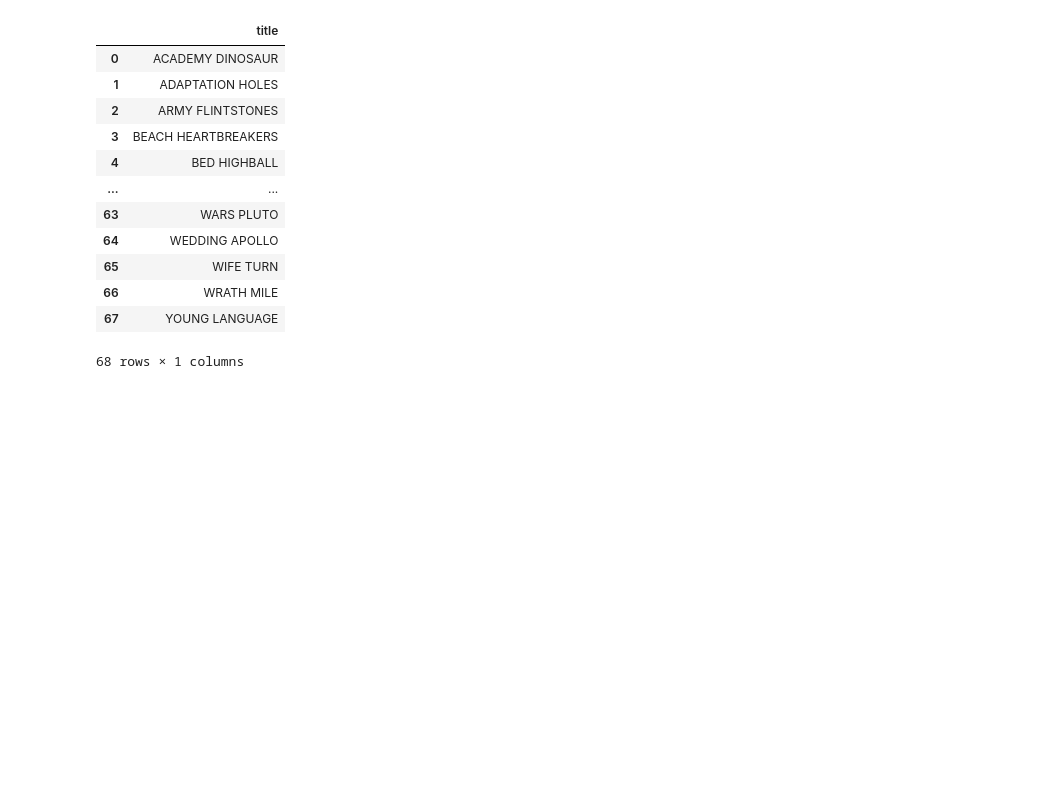
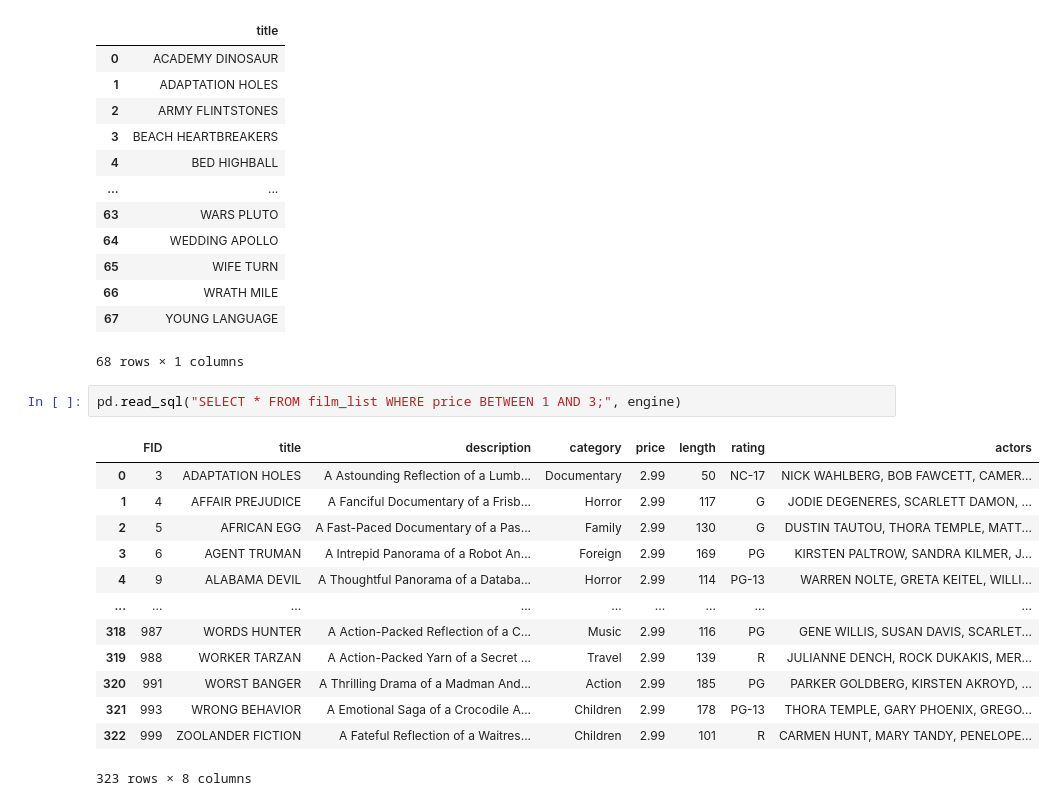
Before and after one commit to preciii7/practica_programacion, a Jupyter notebook: sql/ejercicios.ipynb, the cells around one changed output. Cells and saved outputs as stored; diff of their text form; blank space fills up the shorter version.

```diff
--- a/sql/ejercicios.ipynb
+++ b/sql/ejercicios.ipynb
@@ -77,3 +93,19 @@ pd.read_sql("SELECT title FROM film_list WHERE category = 'Documentary';", engin
 | 66 | WRATH MILE |
 | 67 | YOUNG LANGUAGE |
 68 rows × 1 columns
+# %%
+pd.read_sql("SELECT * FROM film_list WHERE price BETWEEN 1 AND 3;", engine)
+# %% [output]
+|  | FID | title | description | category | price | length | rating | actors |
+| 0 | 3 | ADAPTATION HOLES | A Astounding Reflection of a Lumb... | Documentary | 2.99 | 50 | NC-17 | NICK WAHLBERG, BOB FAWCETT, CAMER... |
+| 1 | 4 | AFFAIR PREJUDICE | A Fanciful Documentary of a Frisb... | Horror | 2.99 | 117 | G | JODIE DEGENERES, SCARLETT DAMON, ... |
+| 2 | 5 | AFRICAN EGG | A Fast-Paced Documentary of a Pas... | Family | 2.99 | 130 | G | DUSTIN TAUTOU, THORA TEMPLE, MATT... |
+| 3 | 6 | AGENT TRUMAN | A Intrepid Panorama of a Robot An... | Foreign | 2.99 | 169 | PG | KIRSTEN PALTROW, SANDRA KILMER, J... |
+| 4 | 9 | ALABAMA DEVIL | A Thoughtful Panorama of a Databa... | Horror | 2.99 | 114 | PG-13 | WARREN NOLTE, GRETA KEITEL, WILLI... |
+| ... | ... | ... | ... | ... | ... | ... | ... | ... |
+| 318 | 987 | WORDS HUNTER | A Action-Packed Reflection of a C... | Music | 2.99 | 116 | PG | GENE WILLIS, SUSAN DAVIS, SCARLET... |
+| 319 | 988 | WORKER TARZAN | A Action-Packed Yarn of a Secret ... | Travel | 2.99 | 139 | R | JULIANNE DENCH, ROCK DUKAKIS, MER... |
+| 320 | 991 | WORST BANGER | A Thrilling Drama of a Madman And... | Action | 2.99 | 185 | PG | PARKER GOLDBERG, KIRSTEN AKROYD, ... |
+| 321 | 993 | WRONG BEHAVIOR | A Emotional Saga of a Crocodile A... | Children | 2.99 | 178 | PG-13 | THORA TEMPLE, GARY PHOENIX, GREGO... |
+| 322 | 999 | ZOOLANDER FICTION | A Fateful Reflection of a Waitres... | Children | 2.99 | 101 | R | CARMEN HUNT, MARY TANDY, PENELOPE... |
+323 rows × 8 columns
```
Also changed, not shown: parts of 7 cells of this notebook.
